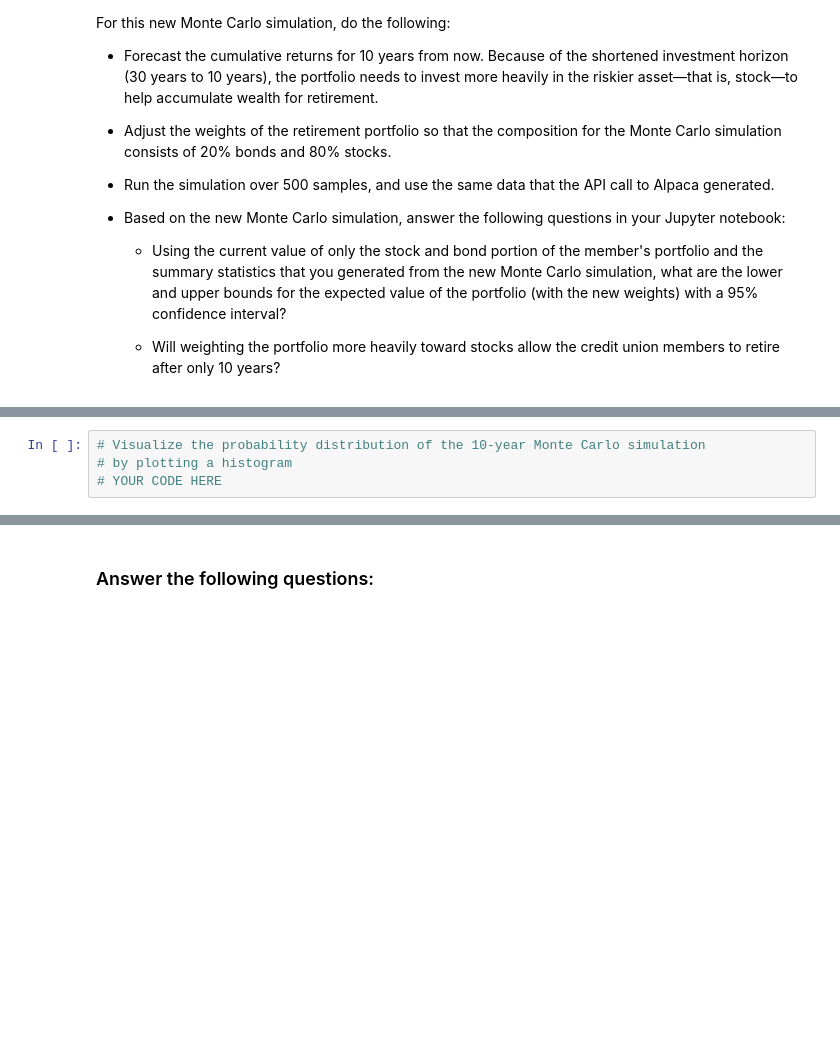
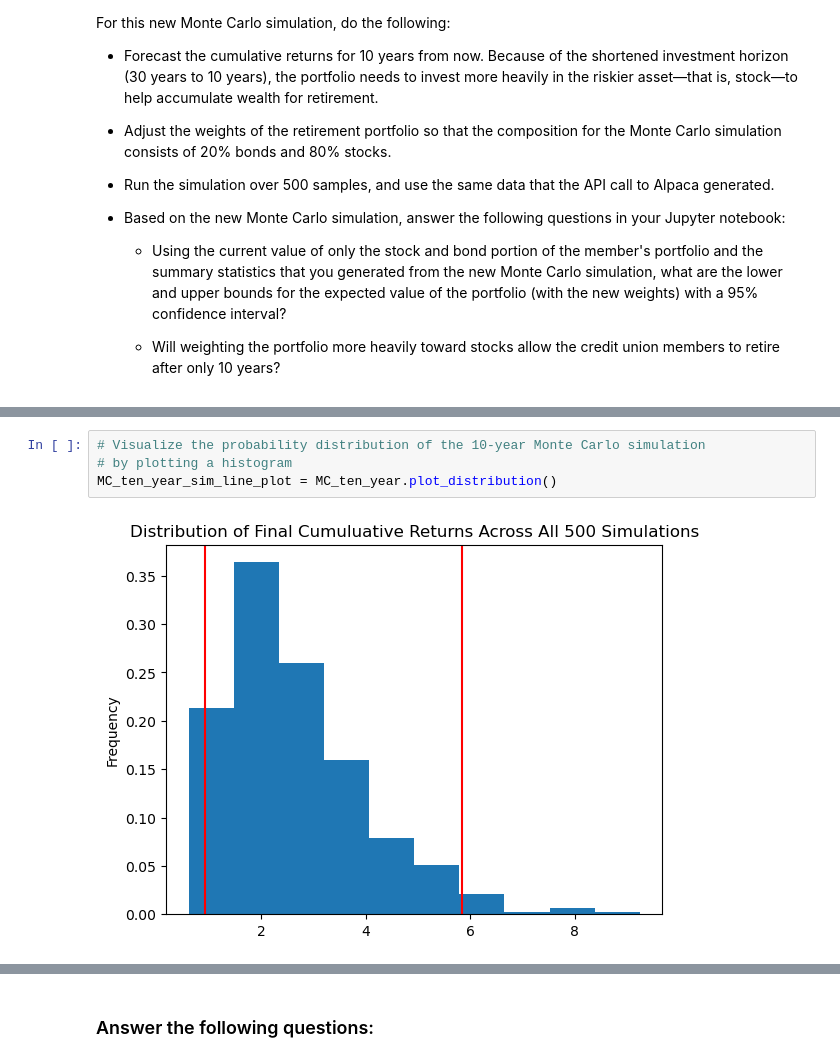
Before and after one commit to PhilipTimothe/Fin-Tech-Module-5, a Jupyter notebook: financial_planning_tools.ipynb, the cells around one changed output, grey strips where cells are left out. Drawn from its saved outputs; the diff is of its cells as text; blank space fills up the shorter version.

```diff
--- a/financial_planning_tools.ipynb
+++ b/financial_planning_tools.ipynb
@@ -649,7 +736,9 @@ For this new Monte Carlo simulation, do the following:
 # %%
 # Visualize the probability distribution of the 10-year Monte Carlo simulation
 # by plotting a histogram
-# YOUR CODE HERE
+MC_ten_year_sim_line_plot = MC_ten_year.plot_distribution()
+# %% [output]
+[figure, added]
 # %%
 # Generate summary statistics from the 10-year Monte Carlo simulation results
 # Save the results as a variable
```
Also changed, not shown: parts of 26 cells of this notebook, 1 other file.
